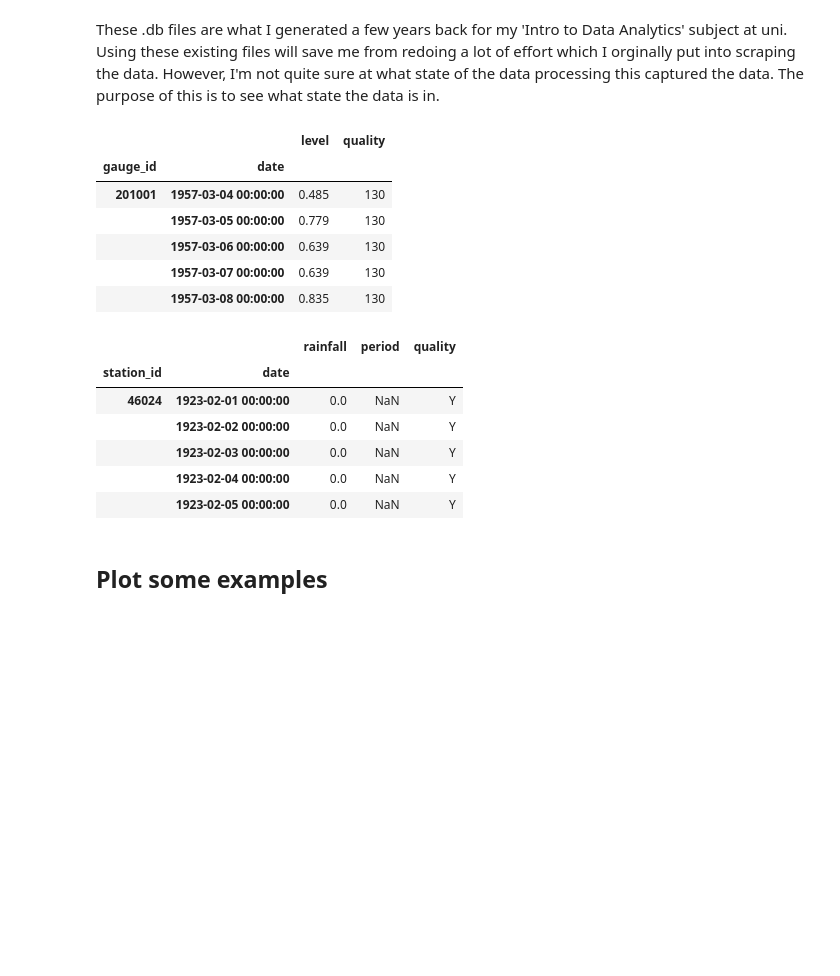
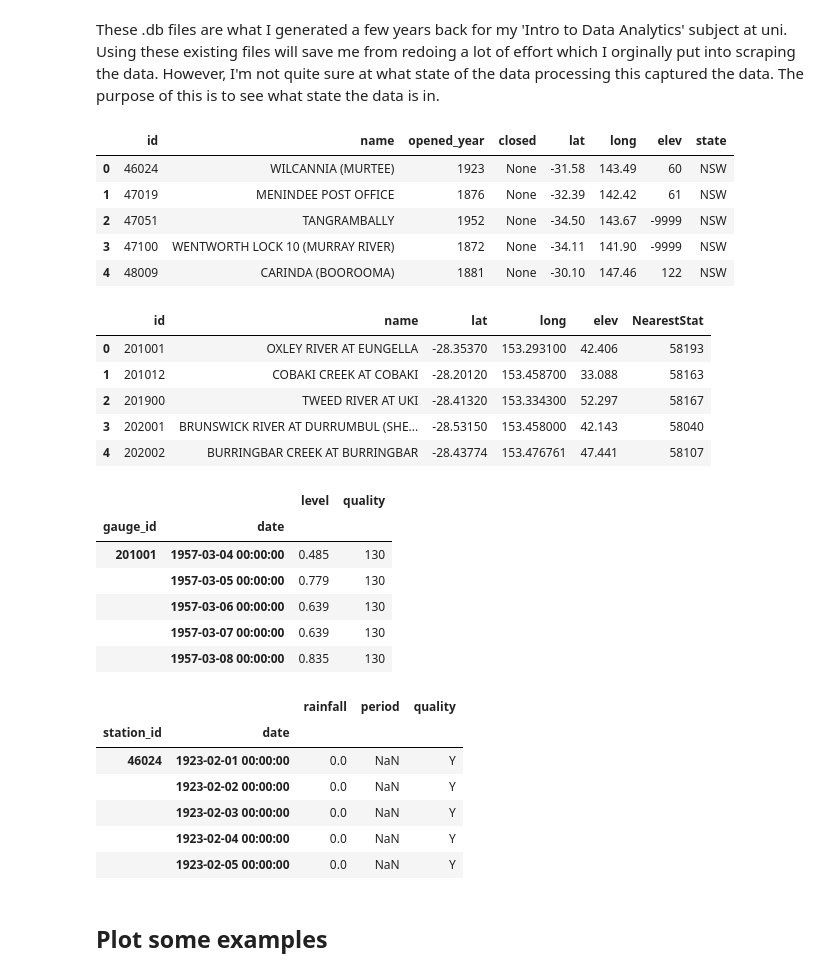
Before and after one commit to jemmaherbert/river-level-predictions, a Jupyter notebook: inital_exploration.ipynb, the cells around one changed output. Drawn from its saved outputs; the diff is of its cells as text; code cells hidden in the pictures; blank space fills up the shorter version.

```diff
--- a/inital_exploration.ipynb
+++ b/inital_exploration.ipynb
@@ -21,22 +21,36 @@ df_gauges = pd.read_sql('SELECT * FROM Gauges', con)
 df_rainfall = pd.read_sql('SELECT * FROM Rainfall', con, index_col=['station_id', 'date'])
 df_levels = pd.read_sql('SELECT * FROM Levels', con, index_col=['gauge_id', 'date'])
 # %%
+display(df_stations.head())
+display(df_gauges.head())
 display(df_levels.head())
 display(df_rainfall.head())
 # %% [output]
-|  |  | level | quality |
-| gauge_id | date |  |  |
-| 201001 | 1957-03-04 00:00:00 | 0.485 | 130 |
-|  | 1957-03-05 00:00:00 | 0.779 | 130 |
-|  | 1957-03-06 00:00:00 | 0.639 | 130 |
-|  | 1957-03-07 00:00:00 | 0.639 | 130 |
-|  | 1957-03-08 00:00:00 | 0.835 | 130 |
+|  | id | name | opened_year | closed | lat | long | elev | state |
+| 0 | 46024 | WILCANNIA (MURTEE) | 1923 | None | -31.58 | 143.49 | 60 | NSW |
+| 1 | 47019 | MENINDEE POST OFFICE | 1876 | None | -32.39 | 142.42 | 61 | NSW |
+| 2 | 47051 | TANGRAMBALLY | 1952 | None | -34.50 | 143.67 | -9999 | NSW |
+| 3 | 47100 | WENTWORTH LOCK 10 (MURRAY RIVER) | 1872 | None | -34.11 | 141.90 | -9999 | NSW |
+| 4 | 48009 | CARINDA (BOOROOMA) | 1881 | None | -30.10 | 147.46 | 122 | NSW |
-|  |  | rainfall | period | quality |
-| station_id | date |  |  |  |
-| 46024 | 1923-02-01 00:00:00 | 0.0 | NaN | Y |
-|  | 1923-02-02 00:00:00 | 0.0 | NaN | Y |
-|  | 1923-02-03 00:00:00 | 0.0 | NaN | Y |
-|  | 1923-02-04 00:00:00 | 0.0 | NaN | Y |
-|  | 1923-02-05 00:00:00 | 0.0 | NaN | Y |
+|  | id | name | lat | long | elev | NearestStat |
+| 0 | 201001 | OXLEY RIVER AT EUNGELLA | -28.35370 | 153.293100 | 42.406 | 58193 |
+| 1 | 201012 | COBAKI CREEK AT COBAKI | -28.20120 | 153.458700 | 33.088 | 58163 |
+| 2 | 201900 | TWEED RIVER AT UKI | -28.41320 | 153.334300 | 52.297 | 58167 |
+| 3 | 202001 | BRUNSWICK RIVER AT DURRUMBUL (SHE... | -28.53150 | 153.458000 | 42.143 | 58040 |
+| 4 | 202002 | BURRINGBAR CREEK AT BURRINGBAR | -28.43774 | 153.476761 | 47.441 | 58107 |
+|  |  | level | quality |
+| gauge_id | date |  |  |
+| 201001 | 1957-03-04 00:00:00 | 0.485 | 130 |
+|  | 1957-03-05 00:00:00 | 0.779 | 130 |
+|  | 1957-03-06 00:00:00 | 0.639 | 130 |
+|  | 1957-03-07 00:00:00 | 0.639 | 130 |
+|  | 1957-03-08 00:00:00 | 0.835 | 130 |
+|  |  | rainfall | period | quality |
+| station_id | date |  |  |  |
+| 46024 | 1923-02-01 00:00:00 | 0.0 | NaN | Y |
+|  | 1923-02-02 00:00:00 | 0.0 | NaN | Y |
+|  | 1923-02-03 00:00:00 | 0.0 | NaN | Y |
+|  | 1923-02-04 00:00:00 | 0.0 | NaN | Y |
+|  | 1923-02-05 00:00:00 | 0.0 | NaN | Y |
 # %% [markdown]
 ## Plot some examples
```
Also changed, not shown: parts of 11 cells of this notebook.
